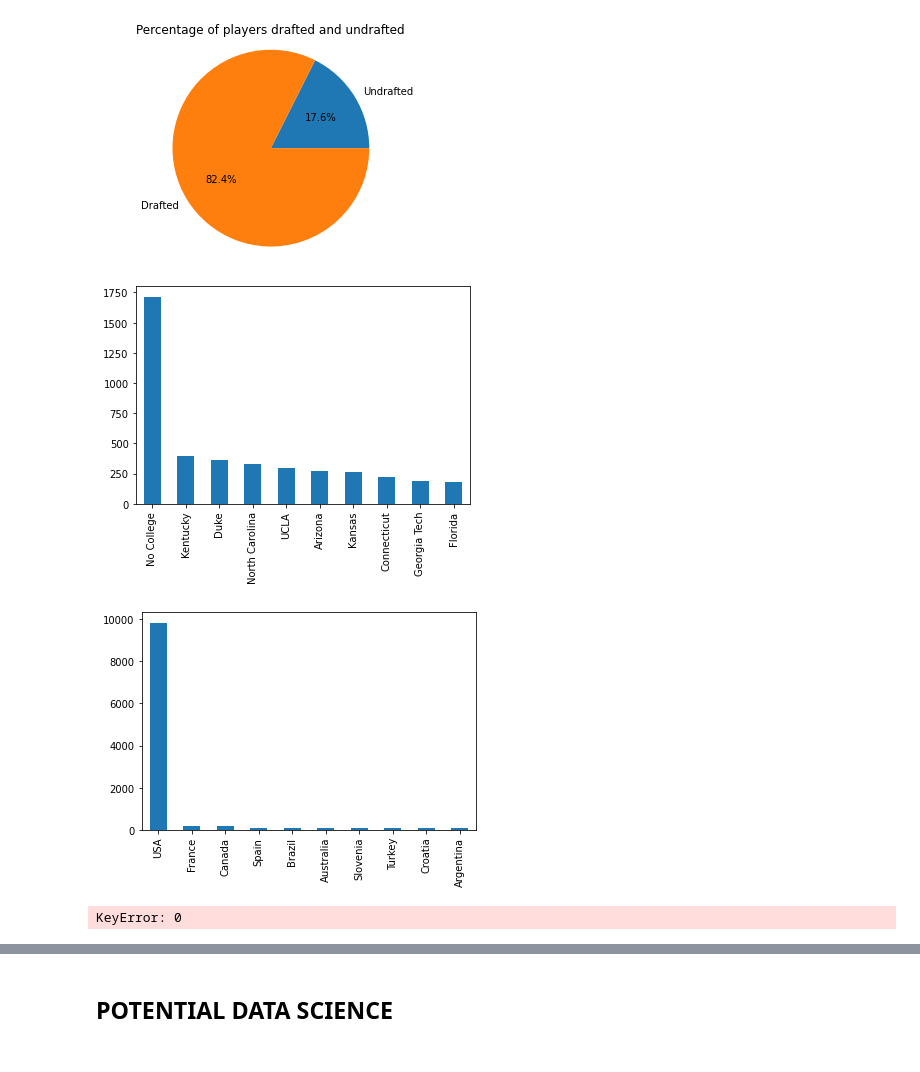
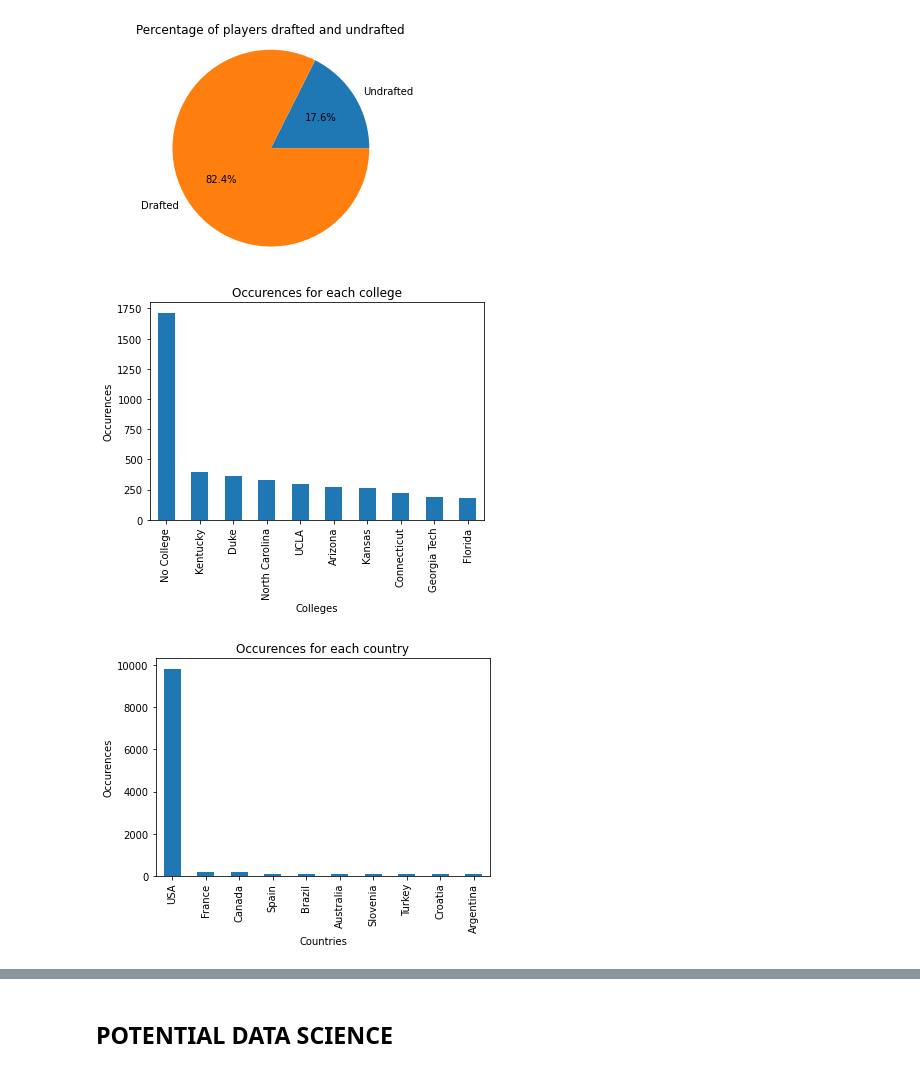
Before and after one commit to preet-panchal/NBA-MVP-Predictor, a Jupyter notebook: final-project-group16.ipynb, the cells around one changed output, grey strips where cells are left out. Saved outputs shown, nothing was run; the diff lists cells and outputs as text; code cells hidden in the pictures.

Commit message:
Update final-project-group16.ipynb
Answered scoring titles, height assignments.

```diff
--- a/final-project-group16.ipynb
+++ b/final-project-group16.ipynb
@@ -96,6 +95,12 @@ You should consider upgrading via the 'C:\Python39\python.exe -m pip install --u
 # removing additional placeholder/column for index
 df.drop(columns=[''], inplace=True)
 df['college'] = df['college'].replace(['None'],'No College')
+df['player_height'] = df['player_height'].astype(float)
+df['player_weight'] = df['player_weight'].astype(float)
+df['age'] = df['age'].astype(float).astype(int)
+df['pts'] = df['pts'].astype(float)
+df['reb'] = df['reb'].astype(float)
+df['ast'] = df['ast'].astype(float)
 df[:5]
 # %% [output]
 |  | player_name | team_abbreviation | age | player_height | player_weight | college | country | draft_year | ... |
@@ -207,15 +212,18 @@ plt.show();
 # %%
 # 3) Find the top 5 colleges.
 #     * To see which colleges most players played for before coming to the NBA.
 colleges_dict = defaultdict(int)
 for college in df['college']:
     colleges_dict[college] += 1
 #df['college'].value_counts(sort=False).plot.bar();
 colleges_dict = dict(sorted(colleges_dict.items(), key=lambda item: item[1], reverse=True))
 colleges = pd.Series(colleges_dict)
+plt.title('Occurences for each college')
+plt.xlabel('Colleges')
+plt.ylabel('Occurences')
 colleges[:10].plot.bar();
 # %% [output]
-[figure, old version]
+[figure, new version]
 # %%
 # 4) Find the top 5 countries NBA players are from.
 #     * To see what percentage of players from each unique country
@@ -225,24 +233,10 @@ for country in df['country']:
 #df['college'].value_counts(sort=False).plot.bar();
 countries_dict = dict(sorted(countries_dict.items(), key=lambda item: item[1], reverse=True))
 countries = pd.Series(countries_dict)
+plt.title('Occurences for each country')
+plt.xlabel('Countries')
+plt.ylabel('Occurences')
 countries[:10].plot.bar();
 # %% [output]
-[figure, old version]
+[figure, new version]
-# %%
-# 5) All-Star player from each unique country? (All-Star player defined as pts: 25+, reb: 7+, ast: 7+).
-player_name = df['player_name'].unique()
-players_dict = defaultdict(dict)
-for player in player_name:
-    player_stats = df[df['player_name'] == player]
-    for stat in player_stats:
-        players_dict[player]["pts"] += stat["pts"]
-        players_dict[player]["reb"] += stat["reb"]
-        players_dict[player]["ast"] += stat["ast"]
-players_dict
-    #players_dict = defaultdict(int)
-    #players_dict[player]["pts"] += df[player]["pts"]
-    #players_dict[player]["reb"] += 1
-    #players_dict[player]["ast"] += 1
-# %% [output]
-KeyError: 0
 # %%
```
Also changed, not shown: parts of 23 cells of this notebook.
